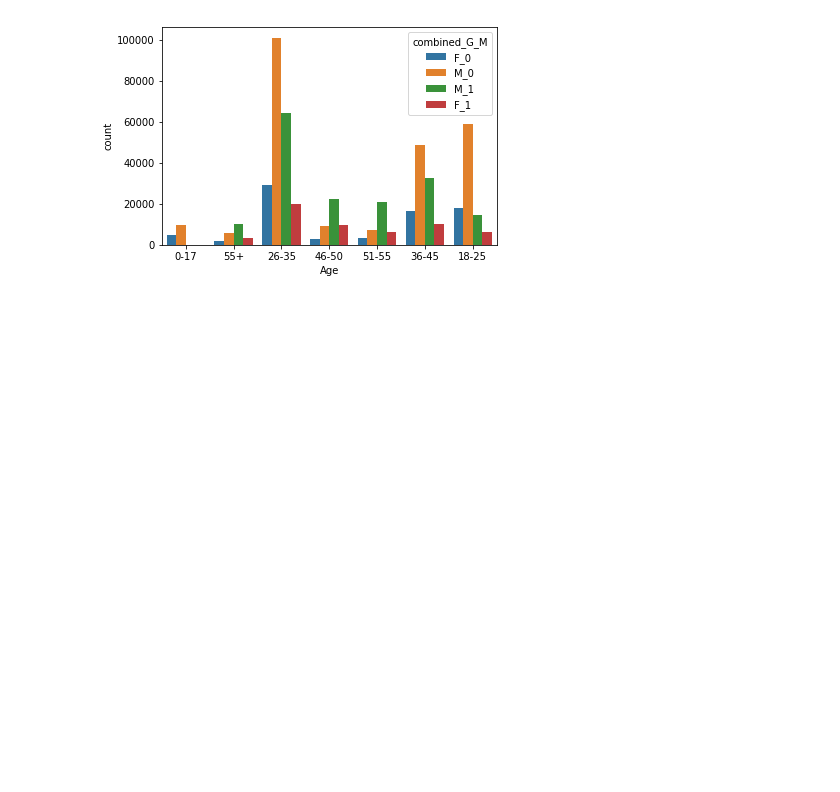
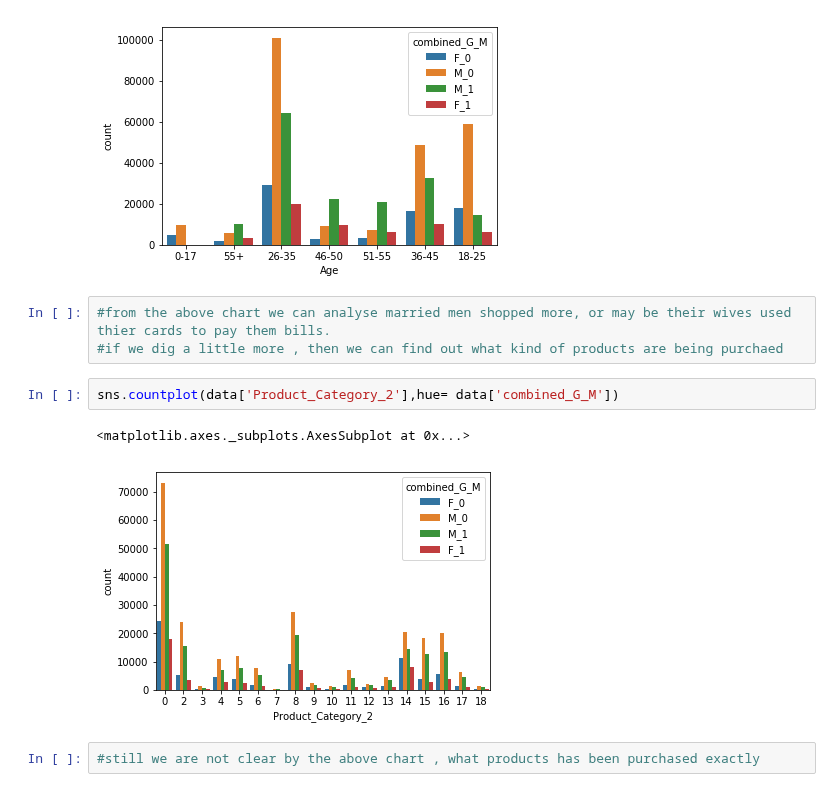
Before and after one commit to ArslanAliAwan/BlackFriday, a Jupyter notebook: BlackFriday.ipynb, the cells around one changed output. Drawn from its saved outputs; the diff is of its cells as text; blank space fills up the shorter version.

```diff
--- a/BlackFriday.ipynb
+++ b/BlackFriday.ipynb
@@ -158,3 +158,13 @@ sns.countplot(data['Age'],hue = data['combined_G_M'])
 # %% [output]
 <matplotlib.axes._subplots.AxesSubplot at 0x...>
 [figure]
+# %%
+#from the above chart we can analyse married men shopped more, or may be their wives used thier cards to pay them bills.
+#if we dig a little more , then we can find out what kind of products are being purchaed
+# %%
+sns.countplot(data['Product_Category_2'],hue= data['combined_G_M'])
+# %% [output]
+<matplotlib.axes._subplots.AxesSubplot at 0x...>
+[figure, added]
+# %%
+#still we are not clear by the above chart , what products has been purchased exactly
```
Also changed, not shown: parts of 3 cells of this notebook.
